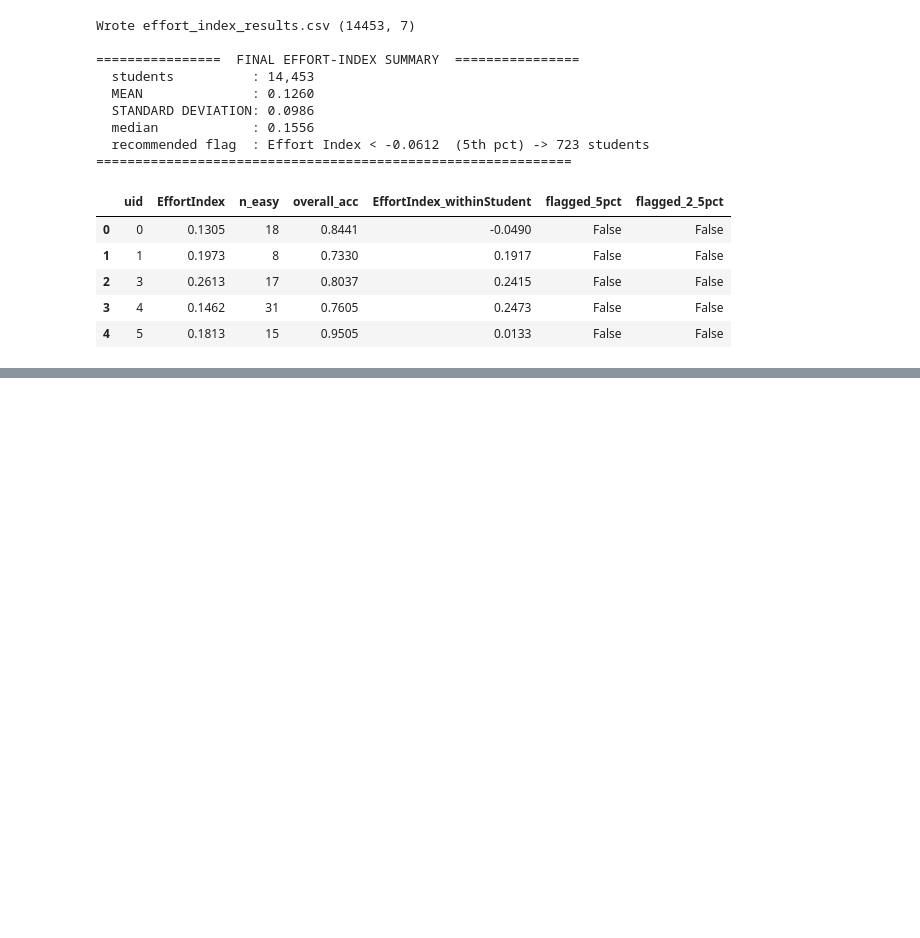
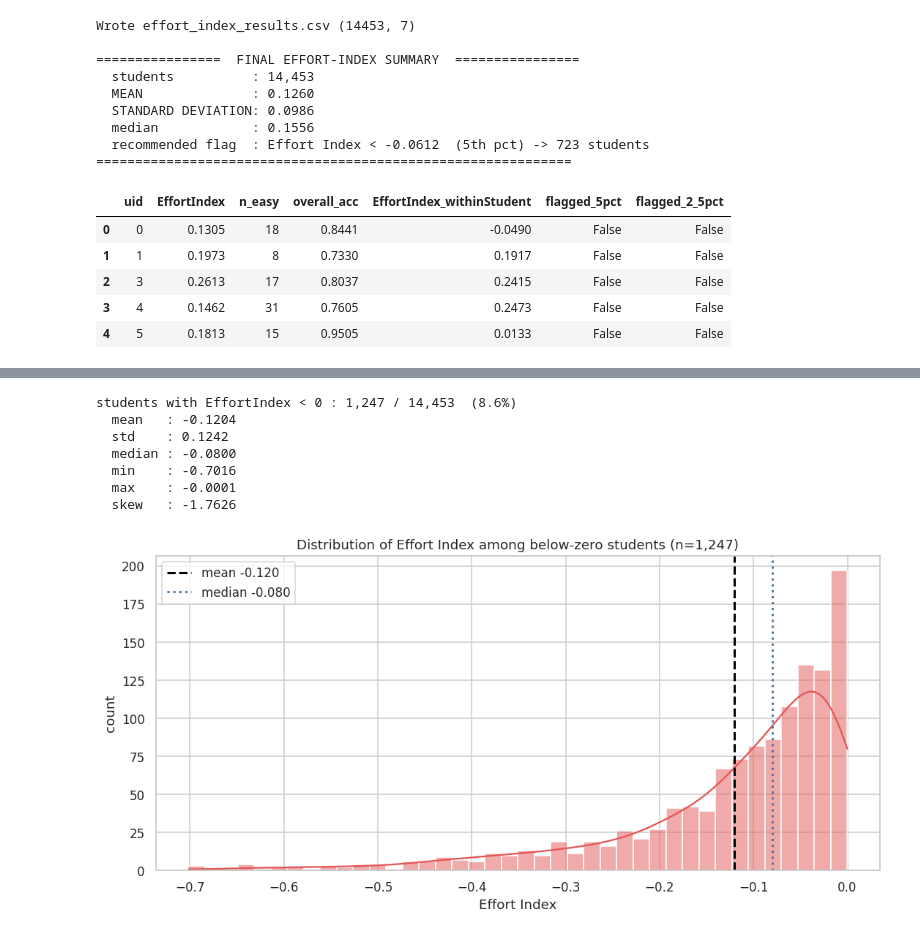
Before and after one commit to noorshehab/SprintLab-Data, a Jupyter notebook: notebooks/student_effort_index.ipynb, the cells around one changed output, grey strips where cells are left out. Saved outputs shown, nothing was run; the diff lists cells and outputs as text; code cells hidden in the pictures; blank space fills up the shorter version.

```diff
--- a/notebooks/student_effort_index.ipynb
+++ b/notebooks/student_effort_index.ipynb
@@ -452,0 +476,28 @@ Wrote effort_index_results.csv (14453, 7)
+# %%
+below_zero = effort.loc[effort["EffortIndex"] < 0, "EffortIndex"]
+
+n_total, n_below = len(effort), len(below_zero)
+print(f"students with EffortIndex < 0 : {n_below:,} / {n_total:,}  ({n_below/n_total*100:.1f}%)")
+print(f"  mean   : {below_zero.mean():.4f}")
+print(f"  std    : {below_zero.std(ddof=1):.4f}")
+print(f"  median : {below_zero.median():.4f}")
+print(f"  min    : {below_zero.min():.4f}")
+print(f"  max    : {below_zero.max():.4f}")
+print(f"  skew   : {stats.skew(below_zero):.4f}")
+
+plt.figure(figsize=(10, 5))
+sns.histplot(below_zero, bins=40, kde=True, color="#E45756")
+plt.axvline(below_zero.mean(), color="black", ls="--", lw=2, label=f"mean {below_zero.mean():.3f}")
+plt.axvline(below_zero.median(), color="#4C78A8", ls=":", lw=2, label=f"median {below_zero.median():.3f}")
+plt.title(f"Distribution of Effort Index among below-zero students (n={n_below:,})")
+plt.xlabel("Effort Index"); plt.ylabel("count")
+plt.legend(); plt.tight_layout(); plt.show()
+# %% [output]
+students with EffortIndex < 0 : 1,247 / 14,453  (8.6%)
+  mean   : -0.1204
+  std    : 0.1242
+  median : -0.0800
+  min    : -0.7016
+  max    : -0.0001
+  skew   : -1.7626
+[figure, added]
```
Also changed, not shown: parts of 5 cells of this notebook.
